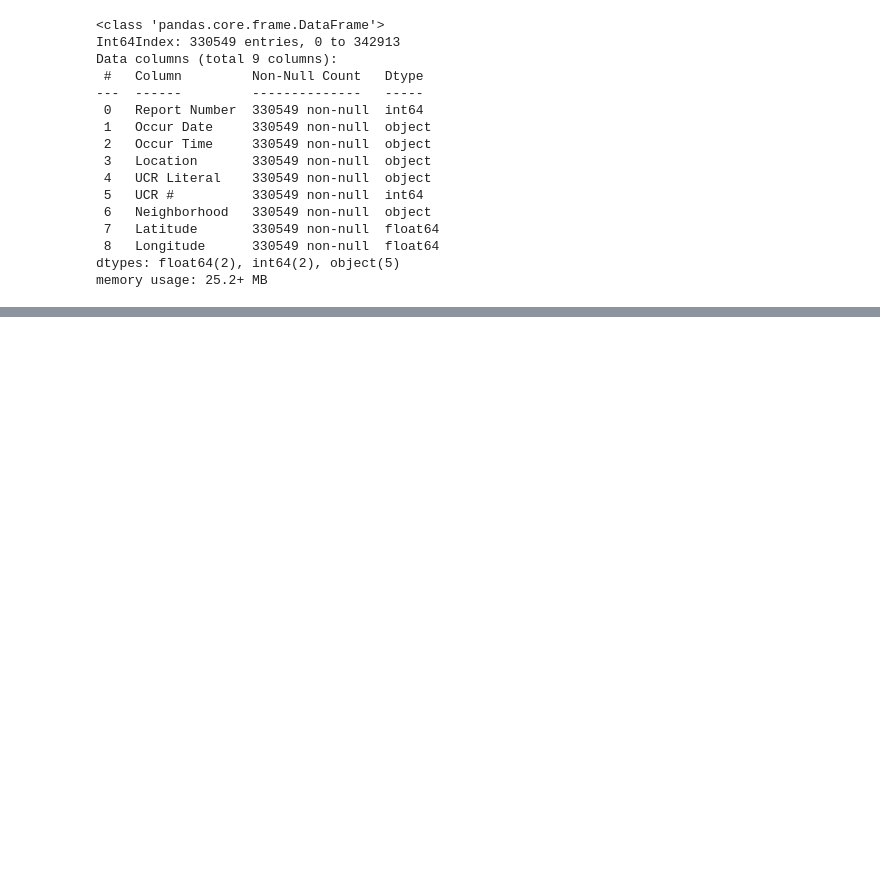
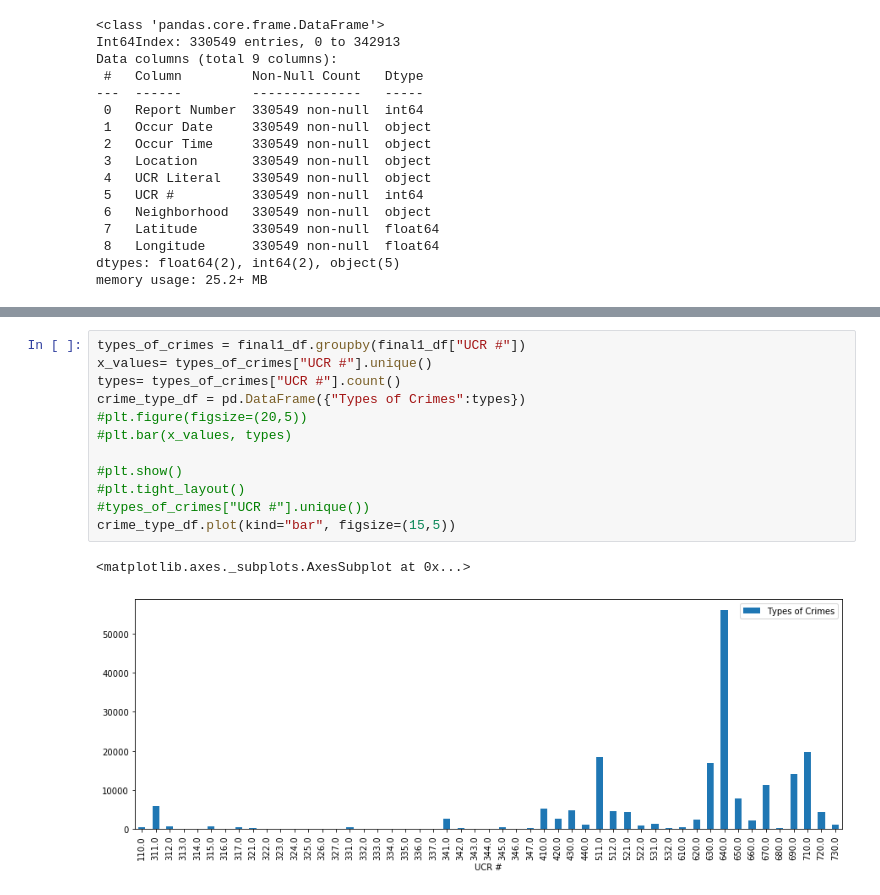
Before and after one commit to lumindak/Atlanta_crime-data-project, a Jupyter notebook: crimes.ipynb, the cells around one changed output, grey strips where cells are left out. Saved outputs shown, nothing was run; the diff lists cells and outputs as text; blank space fills up the shorter version.

```diff
--- a/crimes.ipynb
+++ b/crimes.ipynb
@@ -221,0 +382,15 @@ memory usage: 14.9+ MB
+# %%
+types_of_crimes = final1_df.groupby(final1_df["UCR #"])
+x_values= types_of_crimes["UCR #"].unique()
+types= types_of_crimes["UCR #"].count()
+crime_type_df = pd.DataFrame({"Types of Crimes":types})
+#plt.figure(figsize=(20,5))
+#plt.bar(x_values, types)
+
+#plt.show()
+#plt.tight_layout()
+#types_of_crimes["UCR #"].unique())
+crime_type_df.plot(kind="bar", figsize=(15,5))
+# %% [output]
+<matplotlib.axes._subplots.AxesSubplot at 0x...>
+[figure, added]
```
Also changed, not shown: parts of 25 cells of this notebook.
